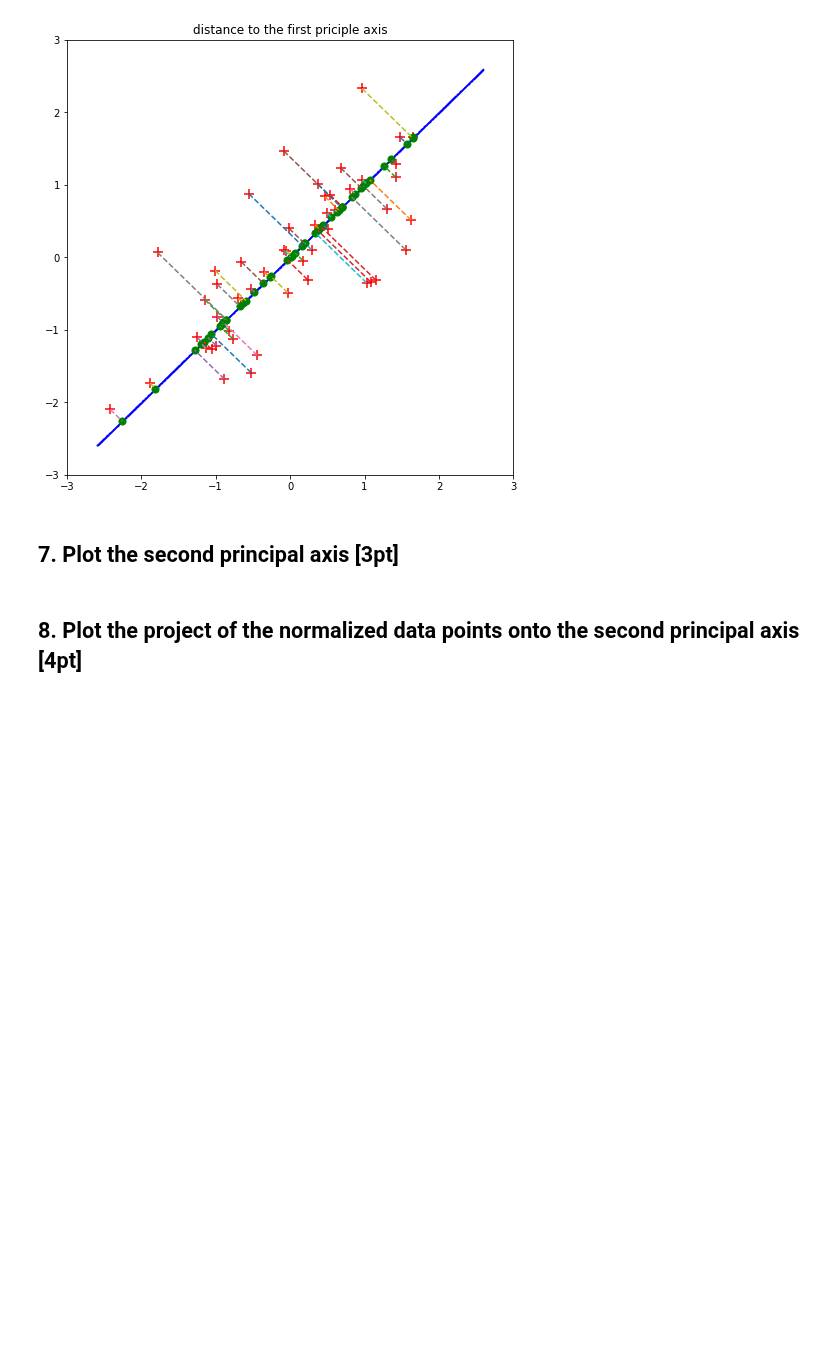
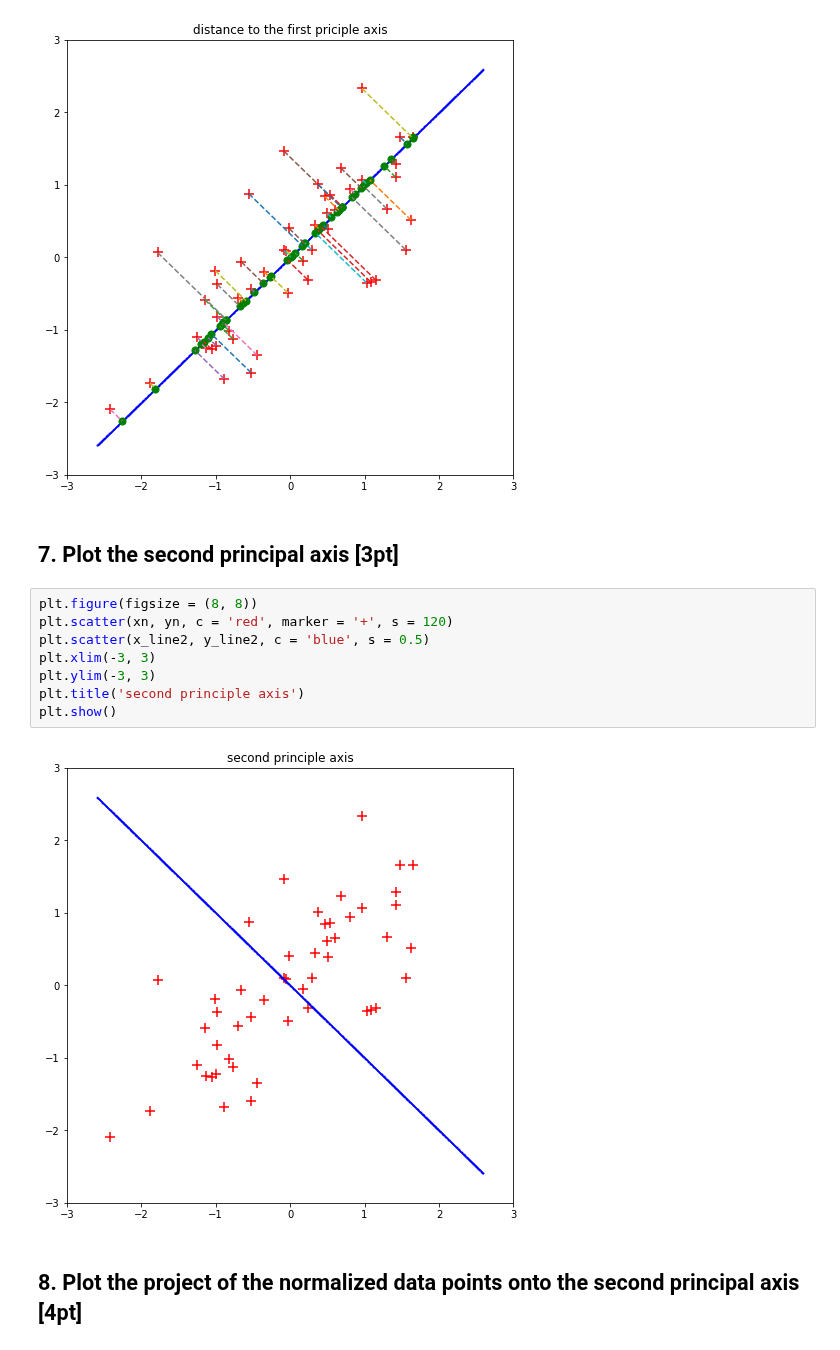
Before and after one commit to wkdthf21/Machine-Learning-Assignment, a Jupyter notebook: 08/Principal Component Analysis.ipynb, the cells around one changed output. Cells and saved outputs as stored; diff of their text form; blank space fills up the shorter version.

```diff
--- a/08/Principal Component Analysis.ipynb
+++ b/08/Principal Component Analysis.ipynb
@@ -303,6 +314,16 @@ plt.show()
 [figure]
 # %% [markdown]
 ## 7. Plot the second principal axis [3pt]
+# %%
+plt.figure(figsize = (8, 8))
+plt.scatter(xn, yn, c = 'red', marker = '+', s = 120)
+plt.scatter(x_line2, y_line2, c = 'blue', s = 0.5)
+plt.xlim(-3, 3)
+plt.ylim(-3, 3)
+plt.title('second principle axis')
+plt.show()
+# %% [output]
+[figure, added]
 # %% [markdown]
 ## 8. Plot the project of the normalized data points onto the second principal axis [4pt]
 # %% [markdown]
```
Also changed, not shown: parts of 2 cells of this notebook.
